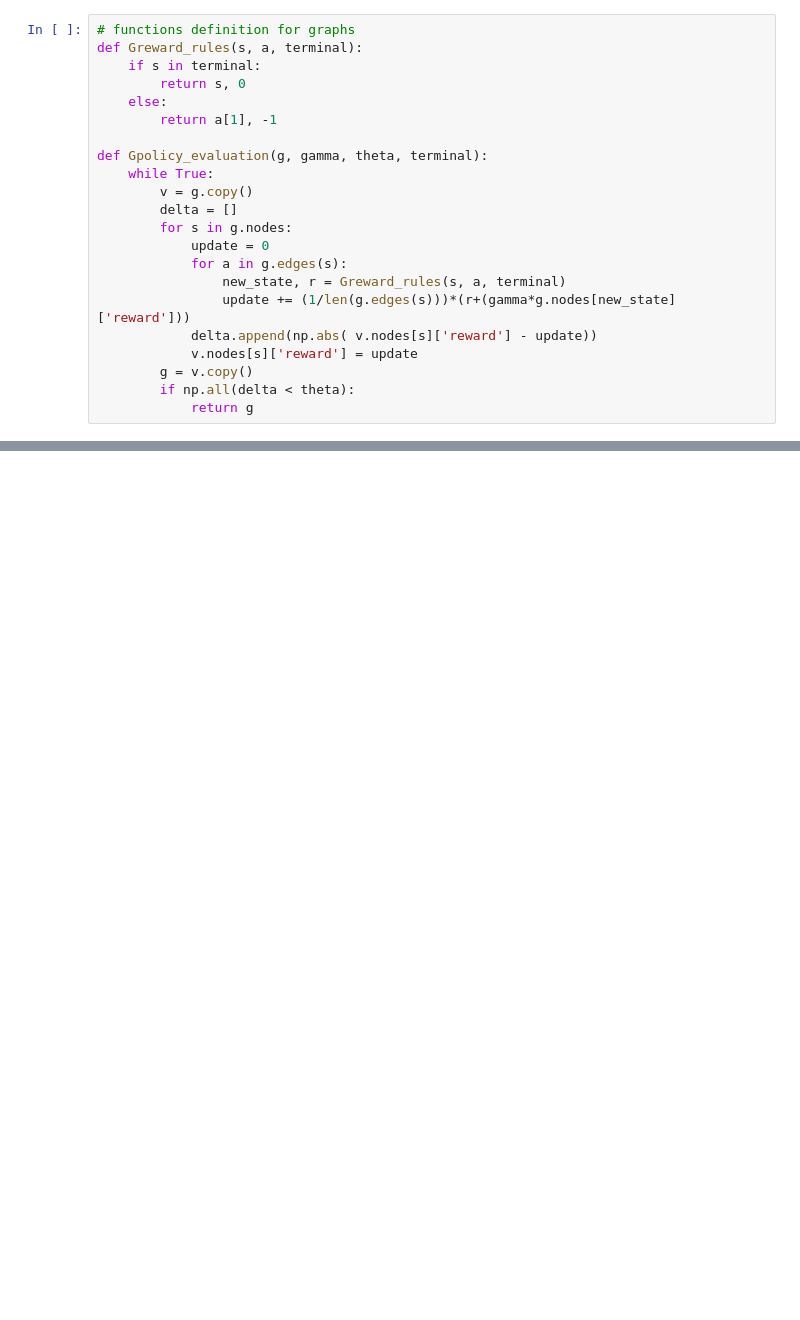
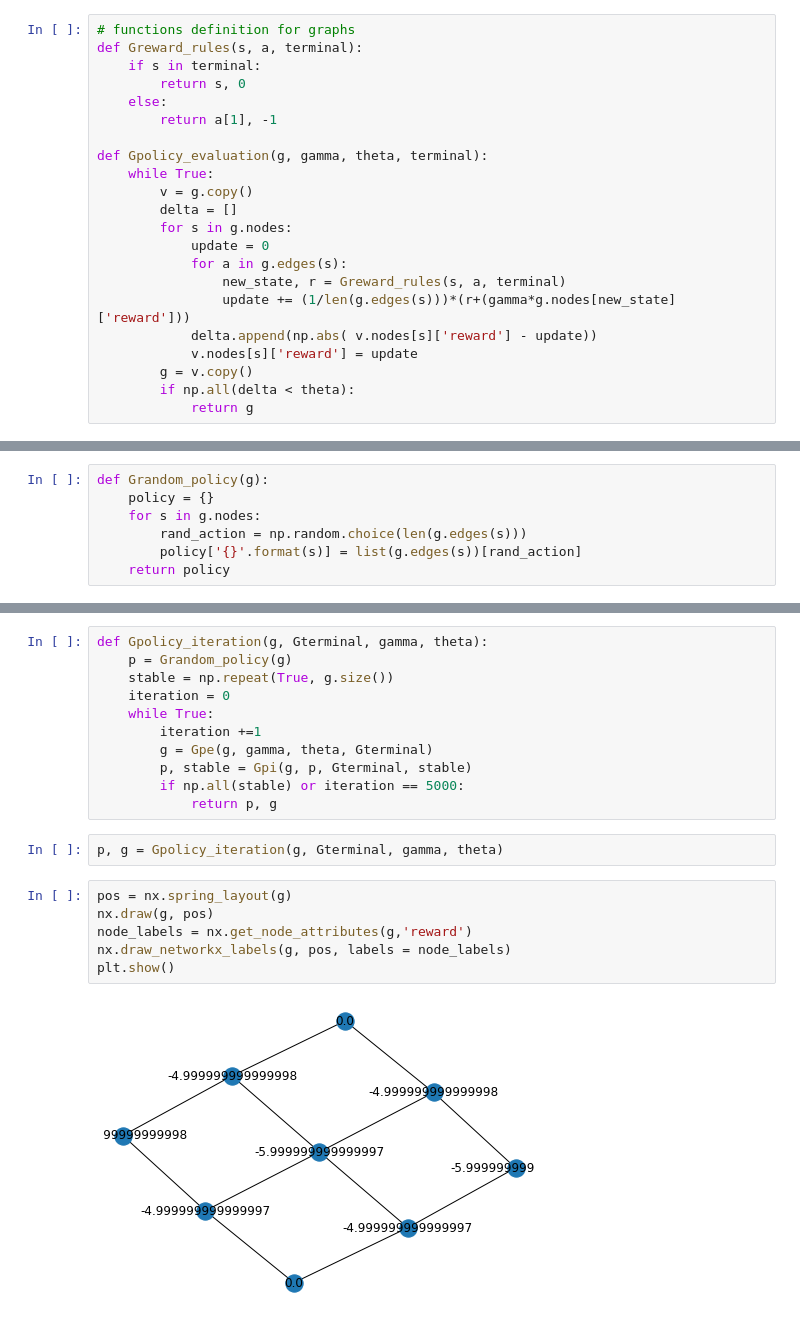
Before and after one commit to nickplas/Internship_ESTECO, a Jupyter notebook: code/Dynamic Programming.ipynb, the cells around one changed output, grey strips where cells are left out. Cells and saved outputs as stored; diff of their text form; blank space fills up the shorter version.

```diff
--- a/code/Dynamic Programming.ipynb
+++ b/code/Dynamic Programming.ipynb
@@ -205,0 +196,7 @@ for i in range(9):
+# %%
+def Grandom_policy(g):
+    policy = {}
+    for s in g.nodes:
+        rand_action = np.random.choice(len(g.edges(s)))
+        policy['{}'.format(s)] = list(g.edges(s))[rand_action]
+    return policy
@@ -205,0 +240,21 @@ for i in range(9):
+# %%
+def Gpolicy_iteration(g, Gterminal, gamma, theta):
+    p = Grandom_policy(g)
+    stable = np.repeat(True, g.size())
+    iteration = 0
+    while True:
+        iteration +=1
+        g = Gpe(g, gamma, theta, Gterminal)
+        p, stable = Gpi(g, p, Gterminal, stable)
+        if np.all(stable) or iteration == 5000:
+            return p, g
+# %%
+p, g = Gpolicy_iteration(g, Gterminal, gamma, theta)
+# %%
+pos = nx.spring_layout(g)
+nx.draw(g, pos)
+node_labels = nx.get_node_attributes(g,'reward')
+nx.draw_networkx_labels(g, pos, labels = node_labels)
+plt.show()
+# %% [output]
+[figure, added]
```
Also changed, not shown: parts of 13 cells of this notebook.
